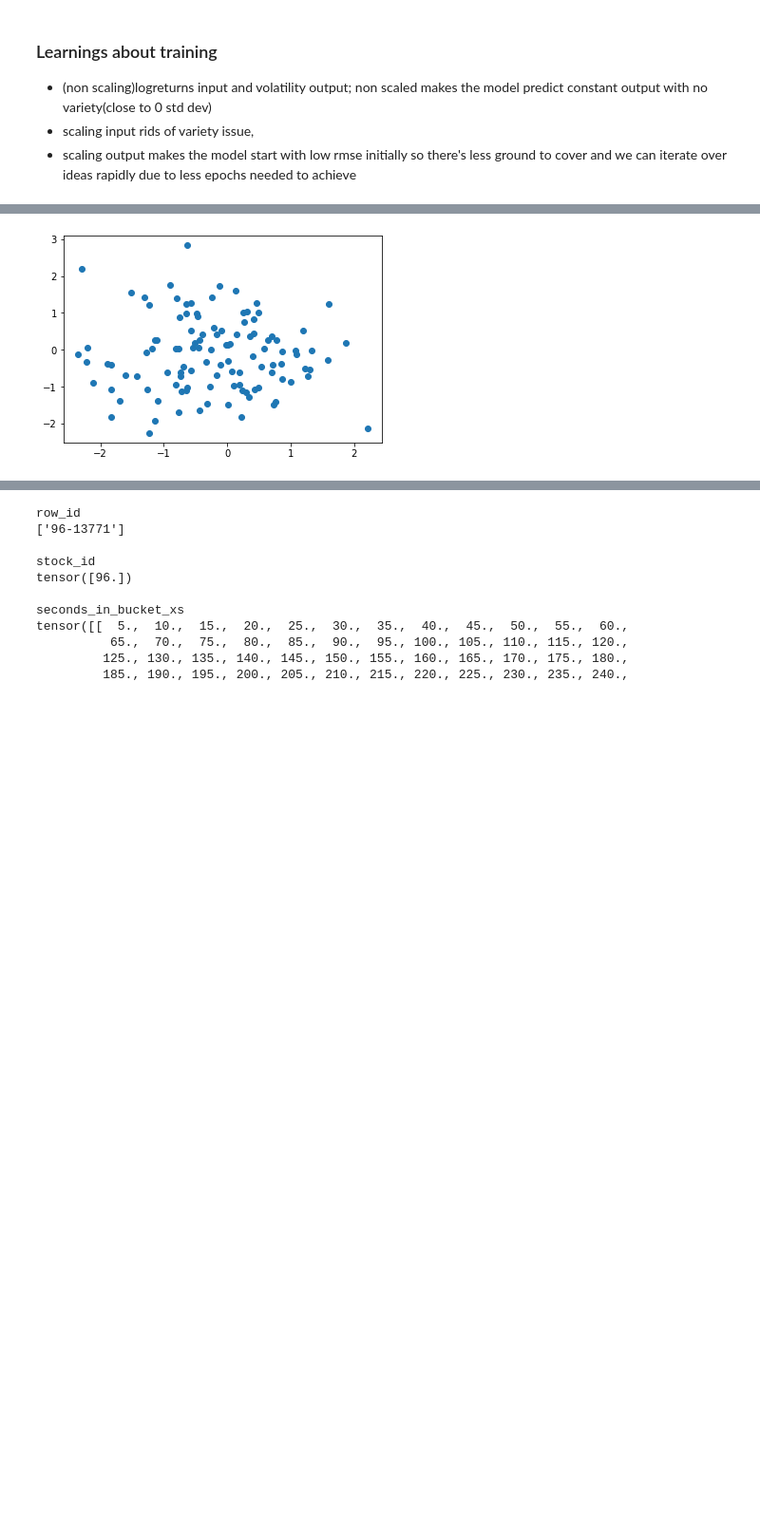
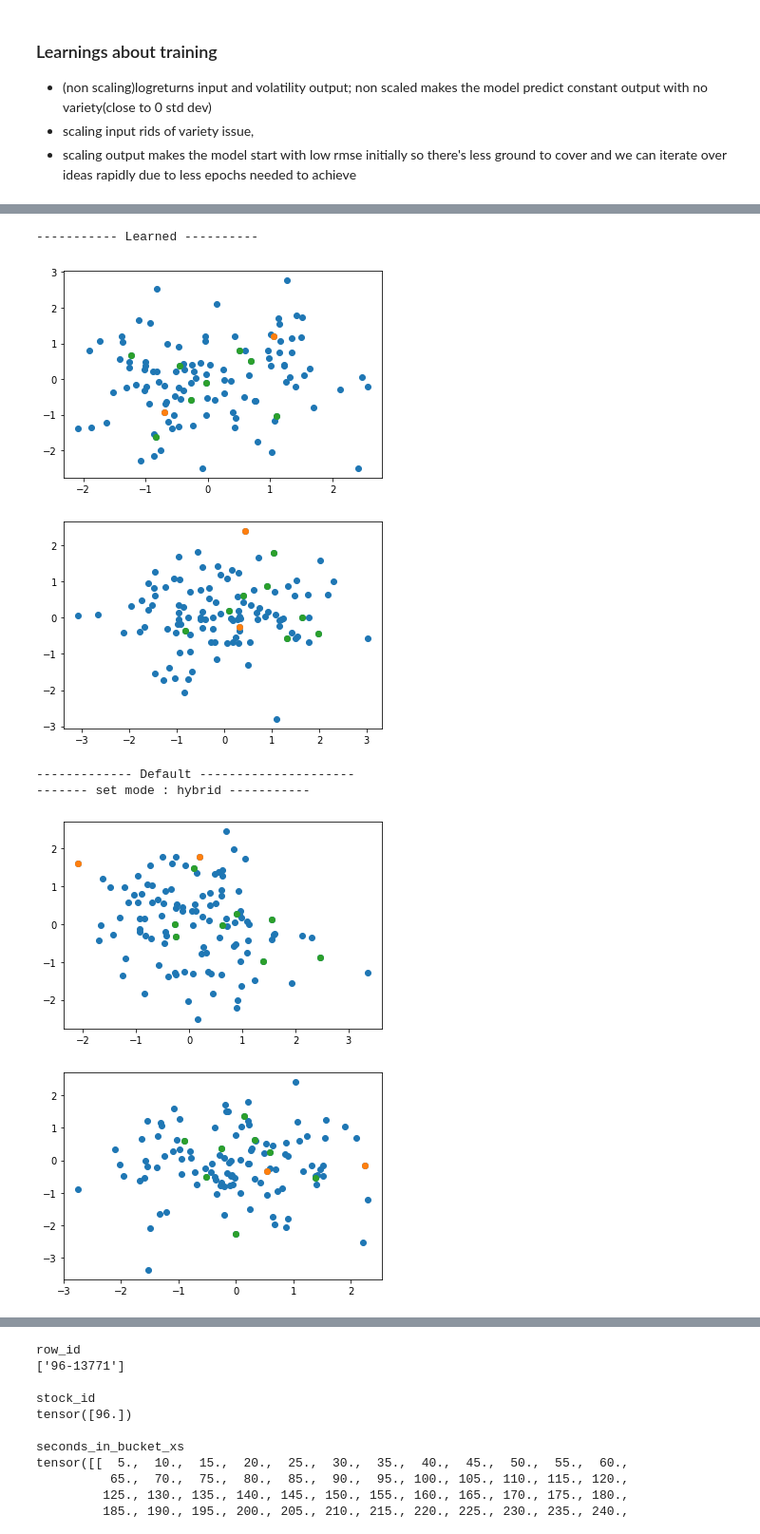
Before and after one commit to binarysentient/kaggle-binarysentient, a Jupyter notebook: optiver-realized-volatility-prediction/notebooks/03.optiver_realized_volatility_training_confirmation.ipynb, the cells around one changed output, grey strips where cells are left out. Shown: that part at 95% size. Drawn from its saved outputs; the diff is of its cells as text; code cells hidden in the pictures; blank space fills up the shorter version.

```diff
--- a/optiver-realized-volatility-prediction/notebooks/03.optiver_realized_volatility_training_confirmation.ipynb
+++ b/optiver-realized-volatility-prediction/notebooks/03.optiver_realized_volatility_training_confirmation.ipynb
@@ -175 +210,6 @@ Processed and loaded 112 stocks features.
+# %%
+for data_idx in range(len(dataset)):
+    dataset[data_idx][0]['book_realized_volatility'] = dataset[data_idx][0]['book_realized_volatility'].type(torch.float32).to('cpu')
+#     print(dataset[data_idx][0]['book_realized_volatility'])
+#     input()
 # %%
@@ -284,0 +444,12 @@ number_of_stocks
+# %%
+for idx in range(len(dataset)):
+    feature_x = dataset[idx][0]
+    test = scale_optiver_feature('logret1_xs', feature_x['logret1_xs'].reshape(1,-1))
+    print(feature_x['logret1_xs'].tolist())
+    print(test.tolist())
+    input()
+    realized_volatility_xs = scale_optiver_feature('realized_volatility_xs', feature_x['logret1_xs'].reshape(1,-1))
+    print(feature_x['book_realized_volatility'])
+#     print(feature_x['logret1_xs'])
+    print(realized_volatility_xs)
+    input()
@@ -880,12 +1141,61 @@ KeyboardInterrupt:
 # %%
+import matplotlib.pyplot as plt
+
+print("----------- Learned ----------")
+stock_ids = torch.tensor(dataset.main_df['stock_id'].unique())
+# print(stock_ids)
+
 embedding_predictor = model.hidden_generator_network.stock_id_embedding #.set_mode('stock_id_embedding')
-pred = embedding_predictor({'stock_id':torch.tensor([i for i in range(0, 112)])})
+pred = embedding_predictor({'stock_id':stock_ids})
 datapoints = pred.tolist()
-import matplotlib.pyplot as plt
+plt.scatter([x[0] for x in datapoints], [x[1] for x in datapoints])
+datapoints = embedding_predictor({'stock_id':torch.tensor([75,70])}).tolist()
+plt.scatter([x[0] for x in datapoints], [x[1] for x in datapoints])
+datapoints = embedding_predictor({'stock_id':torch.tensor([76,78,82,85,87,88,94,95])}).tolist()
 plt.scatter([x[0] for x in datapoints], [x[1] for x in datapoints])
 plt.show()
+
+
+embedding_predictor = model.stock_id_embedding #.set_mode('stock_id_embedding')
+pred = embedding_predictor({'stock_id':stock_ids})
+datapoints = pred.tolist()
+plt.scatter([x[0] for x in datapoints], [x[1] for x in datapoints])
+datapoints = embedding_predictor({'stock_id':torch.tensor([75,70])}).tolist()
+plt.scatter([x[0] for x in datapoints], [x[1] for x in datapoints])
+datapoints = embedding_predictor({'stock_id':torch.tensor([76,78,82,85,87,88,94,95])}).tolist()
+plt.scatter([x[0] for x in datapoints], [x[1] for x in datapoints])
+plt.show()
+
+print("------------- Default ---------------------")
+default_model = VolatilityBSModel().to(device)
+embedding_predictor = default_model.hidden_generator_network.stock_id_embedding #.set_mode('stock_id_embedding')
+pred = embedding_predictor({'stock_id':stock_ids})
+datapoints = pred.tolist()
+plt.scatter([x[0] for x in datapoints], [x[1] for x in datapoints])
+datapoints = embedding_predictor({'stock_id':torch.tensor([75,70])}).tolist()
+plt.scatter([x[0] for x in datapoints], [x[1] for x in datapoints])
+datapoints = embedding_predictor({'stock_id':torch.tensor([76,78,82,85,87,88,94,95])}).tolist()
+plt.scatter([x[0] for x in datapoints], [x[1] for x in datapoints])
+plt.show()
+
+
+embedding_predictor = default_model.stock_id_embedding #.set_mode('stock_id_embedding')
+pred = embedding_predictor({'stock_id':stock_ids})
+datapoints = pred.tolist()
+plt.scatter([x[0] for x in datapoints], [x[1] for x in datapoints])
+datapoints = embedding_predictor({'stock_id':torch.tensor([75,70])}).tolist()
+plt.scatter([x[0] for x in datapoints], [x[1] for x in datapoints])
+datapoints = embedding_predictor({'stock_id':torch.tensor([76,78,82,85,87,88,94,95])}).tolist()
+plt.scatter([x[0] for x in datapoints], [x[1] for x in datapoints])
+plt.show()
 # %% [output]
+----------- Learned ----------
-[figure, old version]
+[figure, new version]
+[figure, added]
+------------- Default ---------------------
+------- set mode : hybrid -----------
+[figure, added]
+[figure, added]
 # %%
 # torch.save(model.state_dict(), os.path.join(MODEL_OUTPUT_DIRECTORY,f"13_{STRATEGY_NAME_WITH_ATTRS}_epoch_{t}_tloss_{np.mean(losses_test):.4f}.pth"))
 model_statedict = {'base':model.state_dict()}
```
Also changed, not shown: parts of 15 cells of this notebook, 1 other file.
